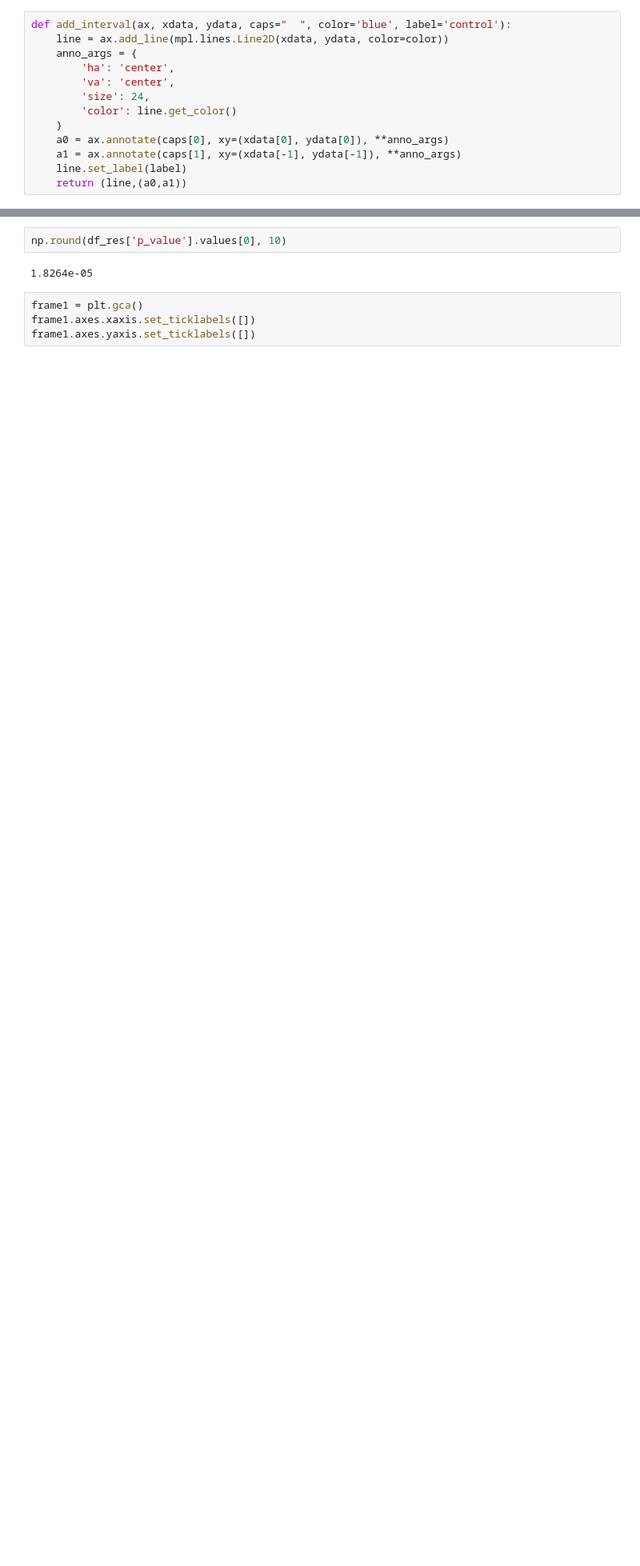
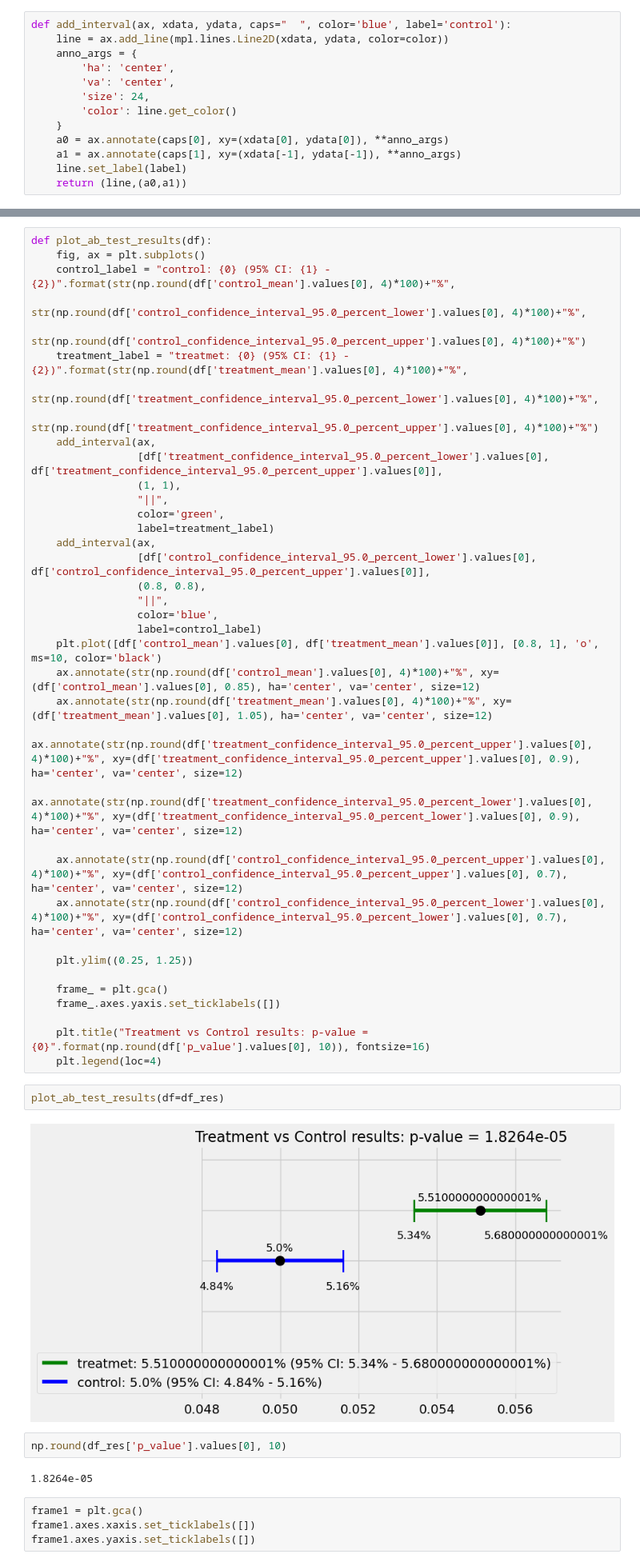
Before and after one commit to dokeeffe87/stats_utils, a Jupyter notebook: notebooks/scratch_work/dev_visualize_ab_results.ipynb, the cells around one changed output, grey strips where cells are left out. Shown at 80% size. Saved outputs shown, nothing was run; the diff lists cells and outputs as text; blank space fills up the shorter version.

```diff
--- a/notebooks/scratch_work/dev_visualize_ab_results.ipynb
+++ b/notebooks/scratch_work/dev_visualize_ab_results.ipynb
@@ -270,3 +276,44 @@ plt.legend(loc=4)
+# %%
+def plot_ab_test_results(df):
+    fig, ax = plt.subplots()
+    control_label = "control: {0} (95% CI: {1} - {2})".format(str(np.round(df['control_mean'].values[0], 4)*100)+"%",
+                                                              str(np.round(df['control_confidence_interval_95.0_percent_lower'].values[0], 4)*100)+"%",
+                                                              str(np.round(df['control_confidence_interval_95.0_percent_upper'].values[0], 4)*100)+"%")
+    treatment_label = "treatmet: {0} (95% CI: {1} - {2})".format(str(np.round(df['treatment_mean'].values[0], 4)*100)+"%",
+                                                                 str(np.round(df['treatment_confidence_interval_95.0_percent_lower'].values[0], 4)*100)+"%",
+                                                                 str(np.round(df['treatment_confidence_interval_95.0_percent_upper'].values[0], 4)*100)+"%")
+    add_interval(ax,
+                 [df['treatment_confidence_interval_95.0_percent_lower'].values[0], df['treatment_confidence_interval_95.0_percent_upper'].values[0]],
+                 (1, 1),
+                 "||",
+                 color='green',
+                 label=treatment_label)
+    add_interval(ax,
+                 [df['control_confidence_interval_95.0_percent_lower'].values[0], df['control_confidence_interval_95.0_percent_upper'].values[0]],
+                 (0.8, 0.8),
+                 "||",
+                 color='blue',
+                 label=control_label)
+    plt.plot([df['control_mean'].values[0], df['treatment_mean'].values[0]], [0.8, 1], 'o', ms=10, color='black')
+    ax.annotate(str(np.round(df['control_mean'].values[0], 4)*100)+"%", xy=(df['control_mean'].values[0], 0.85), ha='center', va='center', size=12)
+    ax.annotate(str(np.round(df['treatment_mean'].values[0], 4)*100)+"%", xy=(df['treatment_mean'].values[0], 1.05), ha='center', va='center', size=12)
+    ax.annotate(str(np.round(df['treatment_confidence_interval_95.0_percent_upper'].values[0], 4)*100)+"%", xy=(df['treatment_confidence_interval_95.0_percent_upper'].values[0], 0.9), ha='center', va='center', size=12)
+    ax.annotate(str(np.round(df['treatment_confidence_interval_95.0_percent_lower'].values[0], 4)*100)+"%", xy=(df['treatment_confidence_interval_95.0_percent_lower'].values[0], 0.9), ha='center', va='center', size=12)
+
+    ax.annotate(str(np.round(df['control_confidence_interval_95.0_percent_upper'].values[0], 4)*100)+"%", xy=(df['control_confidence_interval_95.0_percent_upper'].values[0], 0.7), ha='center', va='center', size=12)
+    ax.annotate(str(np.round(df['control_confidence_interval_95.0_percent_lower'].values[0], 4)*100)+"%", xy=(df['control_confidence_interval_95.0_percent_lower'].values[0], 0.7), ha='center', va='center', size=12)
+
+    plt.ylim((0.25, 1.25))
+
+    frame_ = plt.gca()
+    frame_.axes.yaxis.set_ticklabels([])
+
+    plt.title("Treatment vs Control results: p-value = {0}".format(np.round(df['p_value'].values[0], 10)), fontsize=16)
+    plt.legend(loc=4)
+# %%
+plot_ab_test_results(df=df_res)
+# %% [output]
+[figure, added]
 # %%
 np.round(df_res['p_value'].values[0], 10)
 # %% [output]
```
Also changed, not shown: parts of 3 cells of this notebook, 1 other file.
